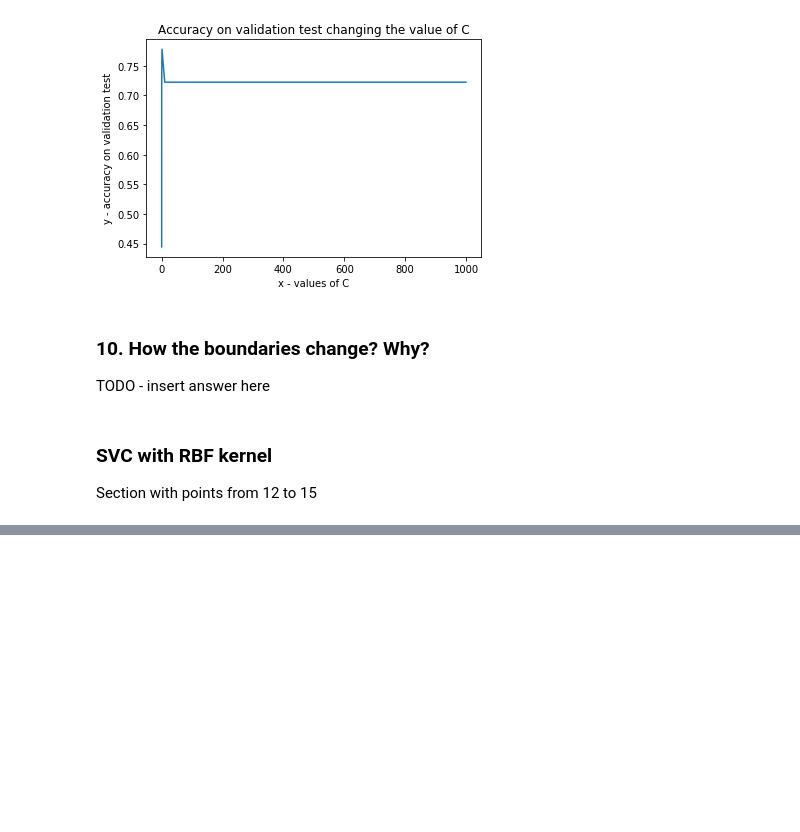
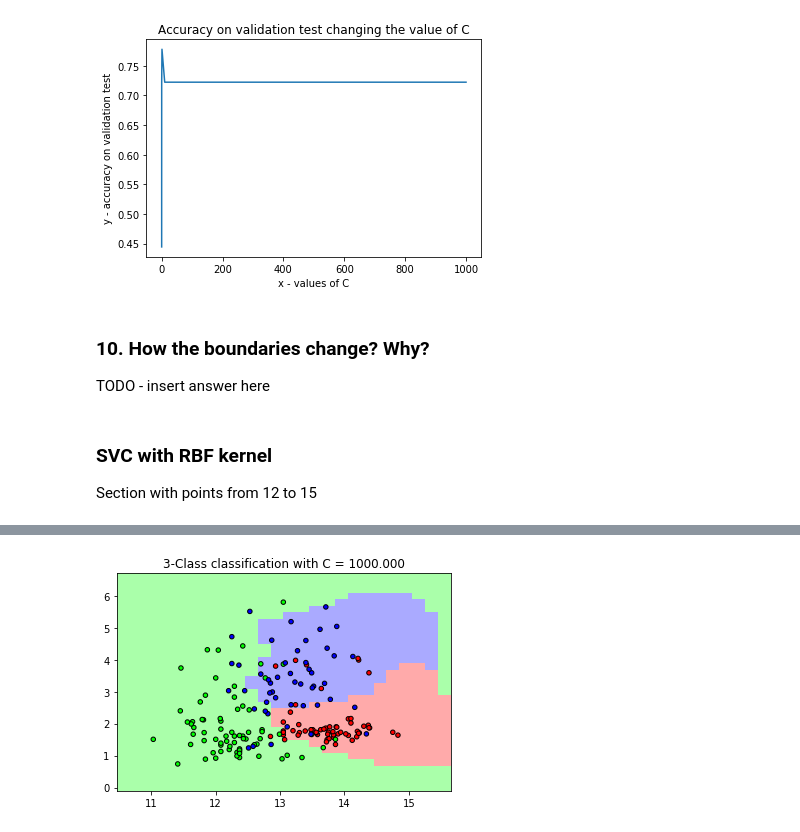
Before and after one commit to Vaelthur/ML-AI_HW1, a Jupyter notebook: HomeWork 1.ipynb, the cells around one changed output, grey strips where cells are left out. Cells and saved outputs as stored; diff of their text form; code cells hidden in the pictures; blank space fills up the shorter version.

```diff
--- a/HomeWork 1.ipynb
+++ b/HomeWork 1.ipynb
@@ -282,0 +286,78 @@ We have the best score on the test set with the value of C =  1000
+# %%
+#Point 15
+import numpy as np
+import matplotlib.pyplot as plt
+from matplotlib.colors import ListedColormap
+from sklearn import datasets, model_selection, svm, metrics
+from sklearn.model_selection import GridSearchCV
+
+#load wine dataset
+wine = datasets.load_wine()
+
+#we choose only the first two attributes
+X = wine.data[:, :2]
+y = wine.target
+
+# divide to get the right percentage of train data
+X_t, X_test, y_t, y_test = model_selection.train_test_split(X, y, random_state=np.random.randint(0,100), test_size=0.3)
+
+# divide training total into validation and training
+X_train, X_valid, y_train, y_valid = model_selection.train_test_split(X_t, y_t, random_state=np.random.randint(0,100), test_size=0.14)
+
+
+# step size in the mesh - to check what this means
+h = .02
+
+cmap_light = ListedColormap(['#FFAAAA', '#AAFFAA', '#AAAAFF'])
+cmap_bold = ListedColormap(['#FF0000', '#00FF00', '#0000FF'])
+
+# select appropriate range of parameters for C and gamma
+parameters = [{'C': [0.01, 0.1, 1, 10, 100, 1000], 'gamma': [0.0001, 0.001, 0.01, 0.1, 1], 'kernel': ['rbf']}]
+
+clf = GridSearchCV(estimator=svm.SVC(), param_grid=parameters, n_jobs=-1)
+clf.fit(X_t, y_t)
+
+# score on the validation set
+print("Score on validation set: ", clf.score(X_valid, y_valid))
+
+# evaluate the best paramteres on the test set
+best_param = [{'C':[clf.best_estimator_.C], 'gamma':[clf.best_estimator_.gamma], 'kernel': ['rbf']}]
+
+clf1 = GridSearchCV(estimator=svm.SVC(), param_grid=best_param, n_jobs=-1)
+
+print("Accuracy with the best parameters: ", metrics.accuracy_score(y_test, clf1.fit(X_t, y_t).predict(X_test)))
+
+# print decision boundaries with best attributes
+h = 0.2
+
+clf1.fit(X_t, y_t)
+
+x_min, x_max = X_t[:, 0].min() - 1, X_t[:, 0].max() + 1
+y_min, y_max = X_t[:, 1].min() - 1, X_t[:, 1].max() + 1
+
+#the arange method return evenly spaced data
+xx, yy = np.meshgrid(np.arange(x_min, x_max, h), np.arange(y_min, y_max, h))
+
+Z = clf1.predict(np.c_[xx.ravel(), yy.ravel()])
+
+# Put the result into a color plot
+Z = Z.reshape(xx.shape)
+plt.figure()
+plt.pcolormesh(xx, yy, Z, cmap=cmap_light)
+
+# Plot also the training points
+plt.scatter(X[:, 0], X[:, 1], c=y, cmap=cmap_bold, edgecolor='k', s=20)
+plt.xlim(xx.min(), xx.max())
+plt.ylim(yy.min(), yy.max())
+plt.title("3-Class classification with C = %.3f" %( c))
+
+plt.show()
+
+# grid search for gamma and C but this time with a 5-fold validation
+
+clf2 = GridSearchCV(estimator=svm.SVC(), param_grid=parameters, n_jobs=-1, cv=5)
+clf2.fit(X_t, y_t)
+# print best score for classifier 0 with grid search without Kfold and for classifier 2 with Kfold
+print("Best score: ", clf.best_score_)
+print("Best score with 5-fold cross validation: ", clf2.best_score_)
+# %% [output]
@@ -282,0 +366 @@ We have the best score on the test set with the value of C =  1000
+[figure, added]
```
Also changed, not shown: parts of 3 cells of this notebook.
